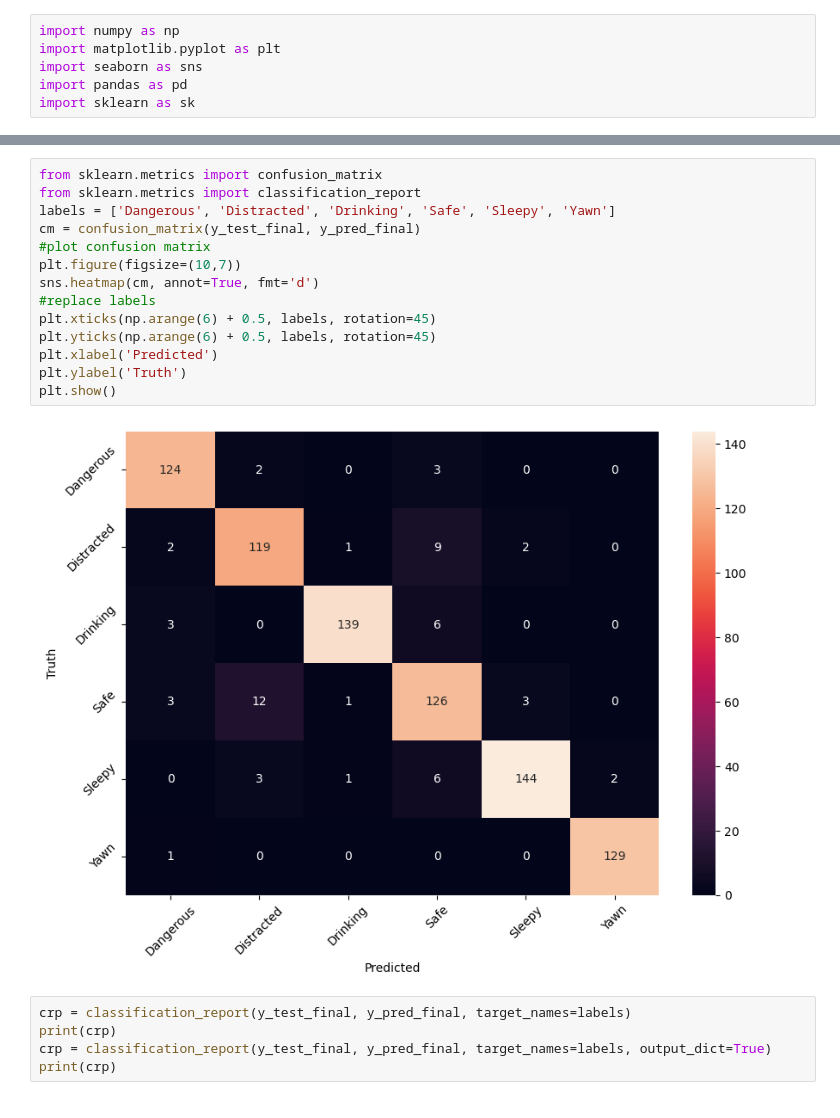
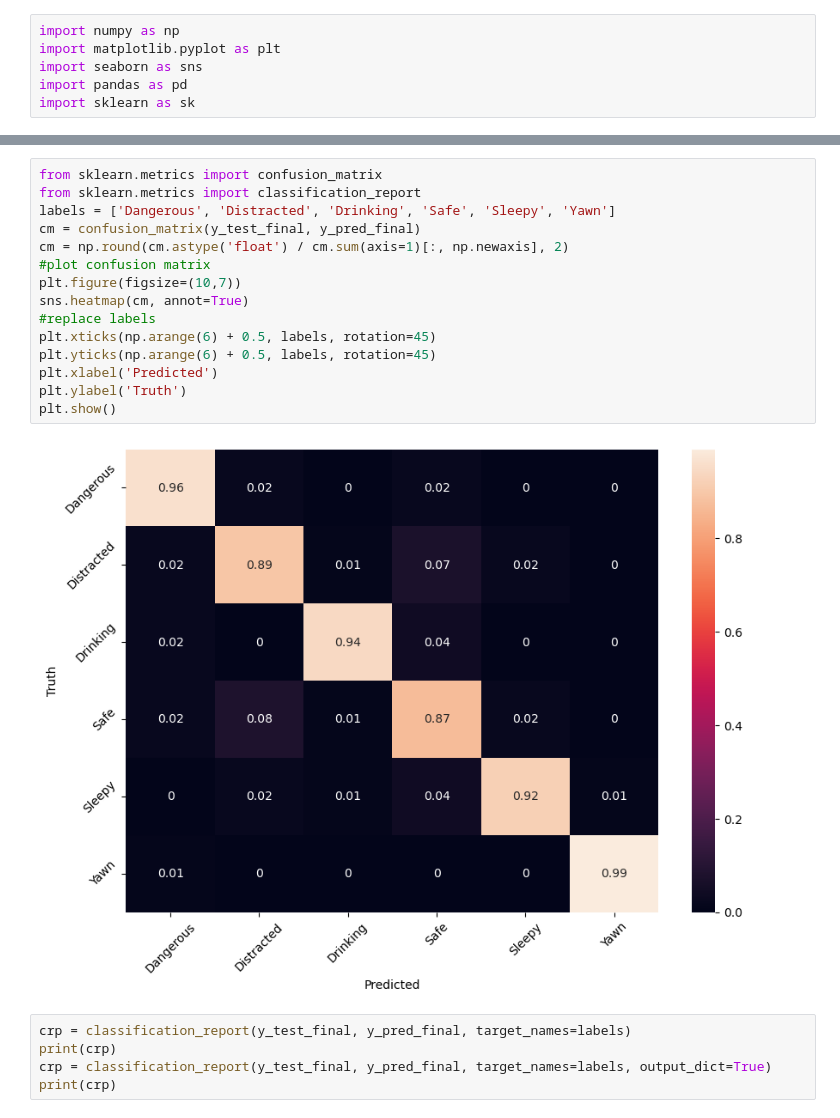
Before and after one commit to lennartvoelz/driver_inattention_detection, a Jupyter notebook: plotting/plotting.ipynb, the cells around one changed output, grey strips where cells are left out. Cells and saved outputs as stored; diff of their text form.

```diff
--- a/plotting/plotting.ipynb
+++ b/plotting/plotting.ipynb
@@ -14,19 +16,20 @@ dict_keys(['AUC', 'Precision', 'accuracy', 'loss', 'val_AUC', 'val_Precision', '
 # %%
 from sklearn.metrics import confusion_matrix
 from sklearn.metrics import classification_report
 labels = ['Dangerous', 'Distracted', 'Drinking', 'Safe', 'Sleepy', 'Yawn']
 cm = confusion_matrix(y_test_final, y_pred_final)
+cm = np.round(cm.astype('float') / cm.sum(axis=1)[:, np.newaxis], 2)
 #plot confusion matrix
 plt.figure(figsize=(10,7))
-sns.heatmap(cm, annot=True, fmt='d')
+sns.heatmap(cm, annot=True)
 #replace labels
 plt.xticks(np.arange(6) + 0.5, labels, rotation=45)
 plt.yticks(np.arange(6) + 0.5, labels, rotation=45)
 plt.xlabel('Predicted')
 plt.ylabel('Truth')
 plt.show()
 # %% [output]
-[figure, old version]
+[figure, new version]
 # %%
 crp = classification_report(y_test_final, y_pred_final, target_names=labels)
 print(crp)
```
Also changed, not shown: parts of 1 cell of this notebook, 6 other files.
